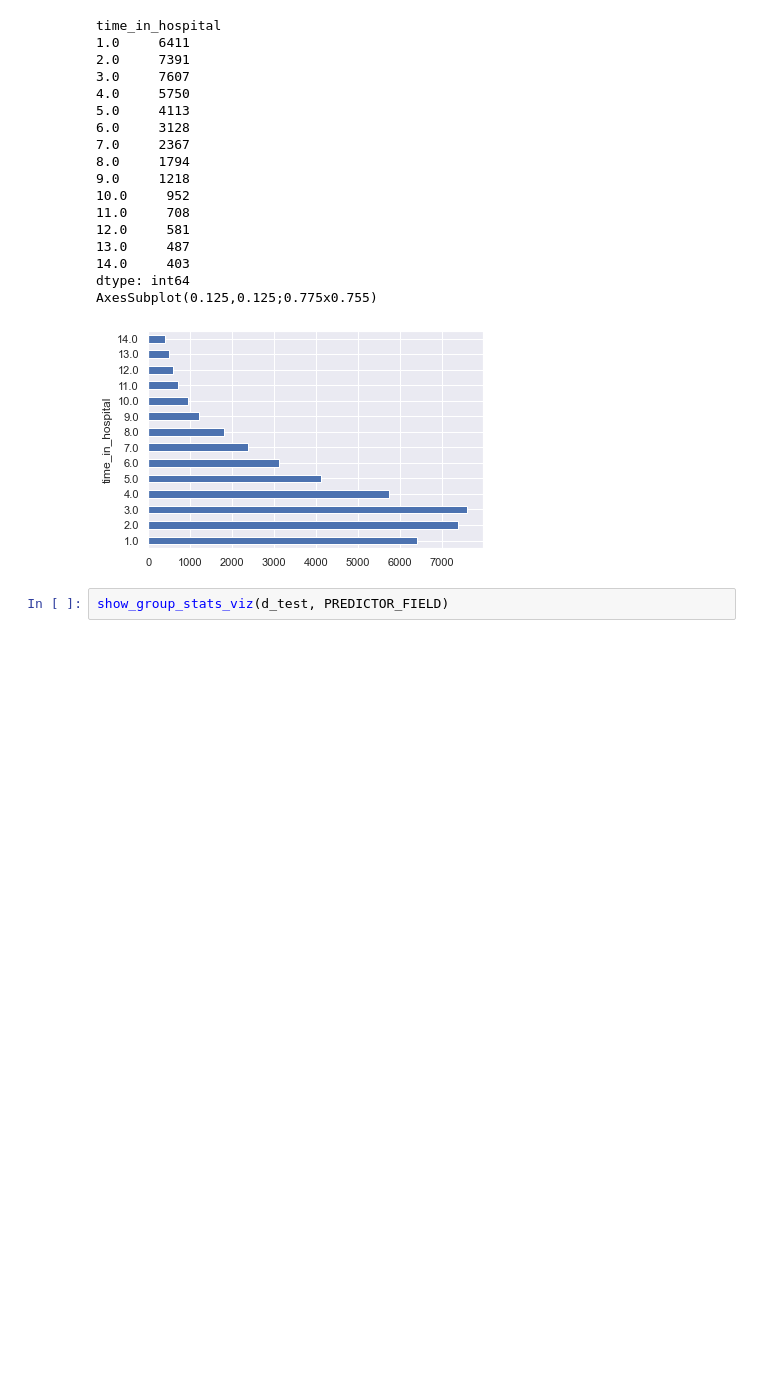
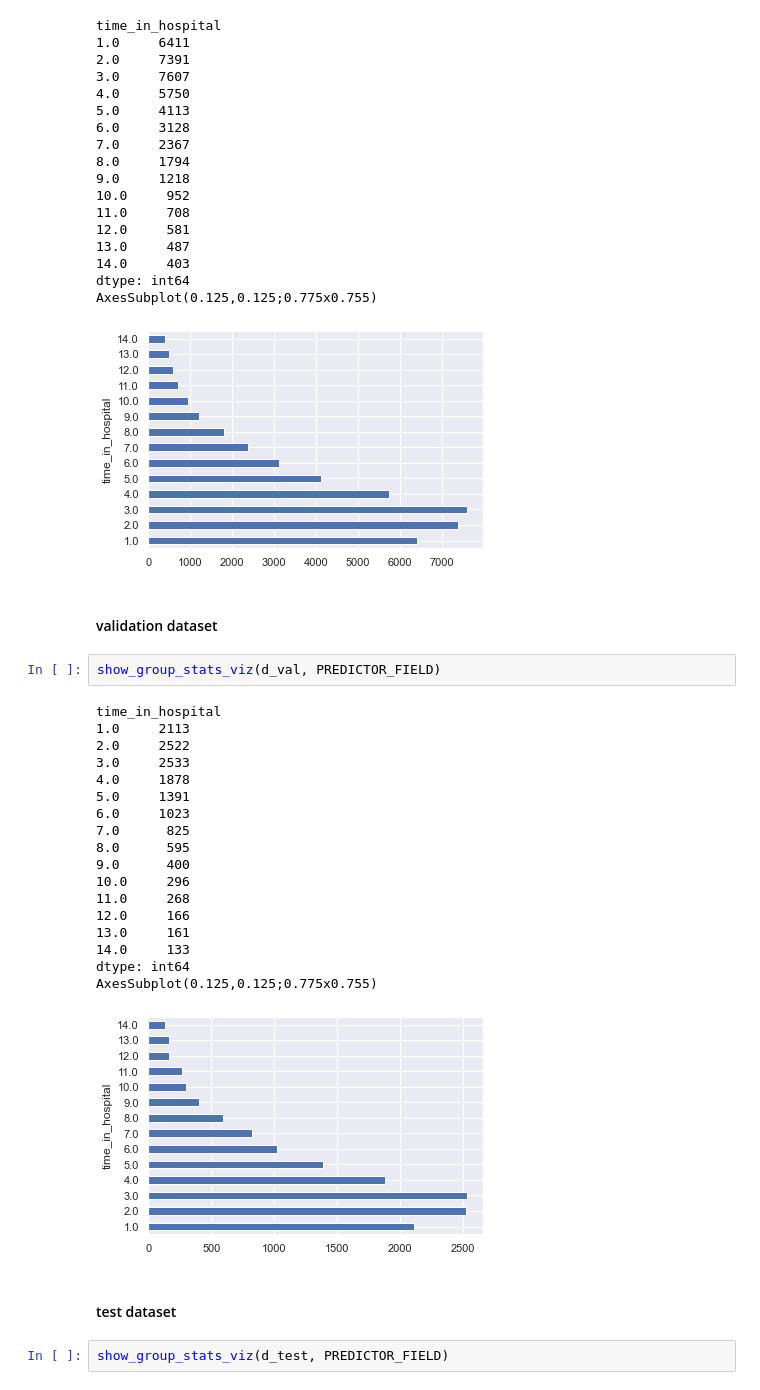
Before and after one commit to luigisaetta/uci-diabetes, a Jupyter notebook: project/starter_code/student_project.ipynb, the cells around one changed output. Saved outputs shown, nothing was run; the diff lists cells and outputs as text; blank space fills up the shorter version.

```diff
--- a/project/starter_code/student_project.ipynb
+++ b/project/starter_code/student_project.ipynb
@@ -441,6 +442,31 @@ time_in_hospital
 dtype: int64
 AxesSubplot(0.125,0.125;0.775x0.755)
 [figure]
+# %% [markdown]
+#### validation dataset
+# %%
+show_group_stats_viz(d_val, PREDICTOR_FIELD)
+# %% [output]
+time_in_hospital
+1.0     2113
+2.0     2522
+3.0     2533
+4.0     1878
+5.0     1391
+6.0     1023
+7.0      825
+8.0      595
+9.0      400
+10.0     296
+11.0     268
+12.0     166
+13.0     161
+14.0     133
+dtype: int64
+AxesSubplot(0.125,0.125;0.775x0.755)
+[figure, added]
+# %% [markdown]
+#### test dataset
 # %%
 show_group_stats_viz(d_test, PREDICTOR_FIELD)
 # %% [output]
```
Also changed, not shown: parts of 10 cells of this notebook, 1 other file.
